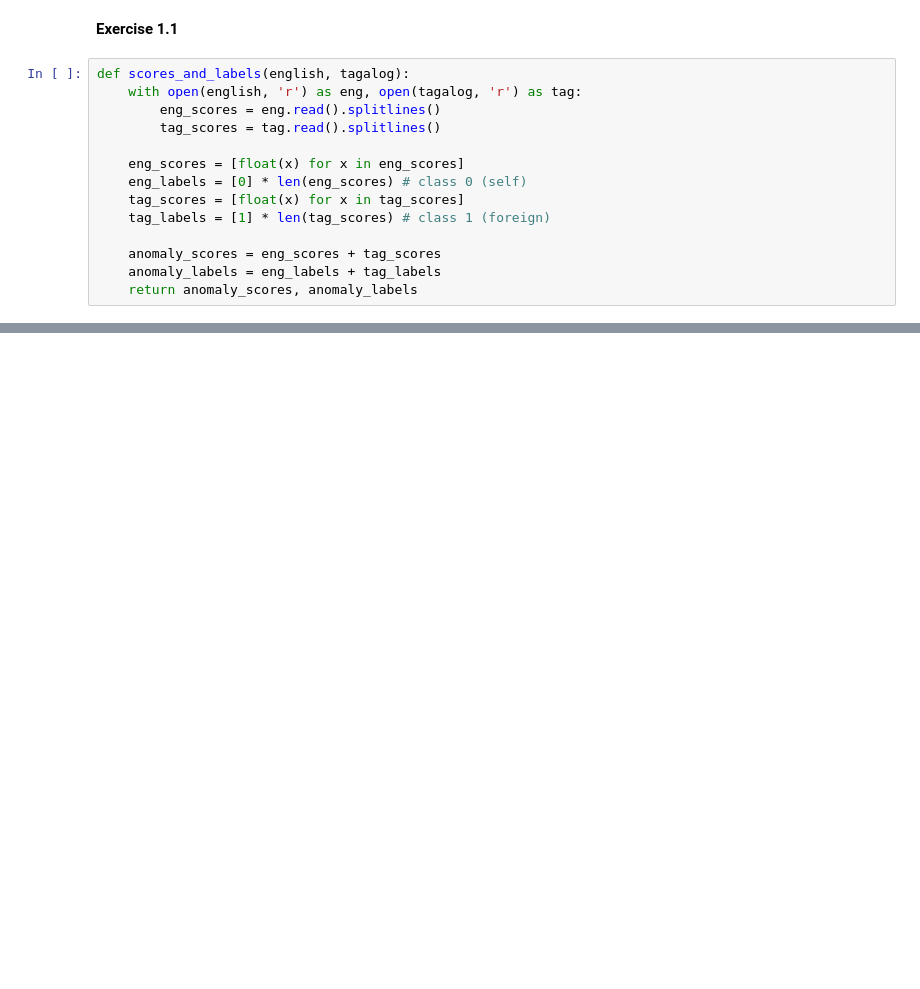
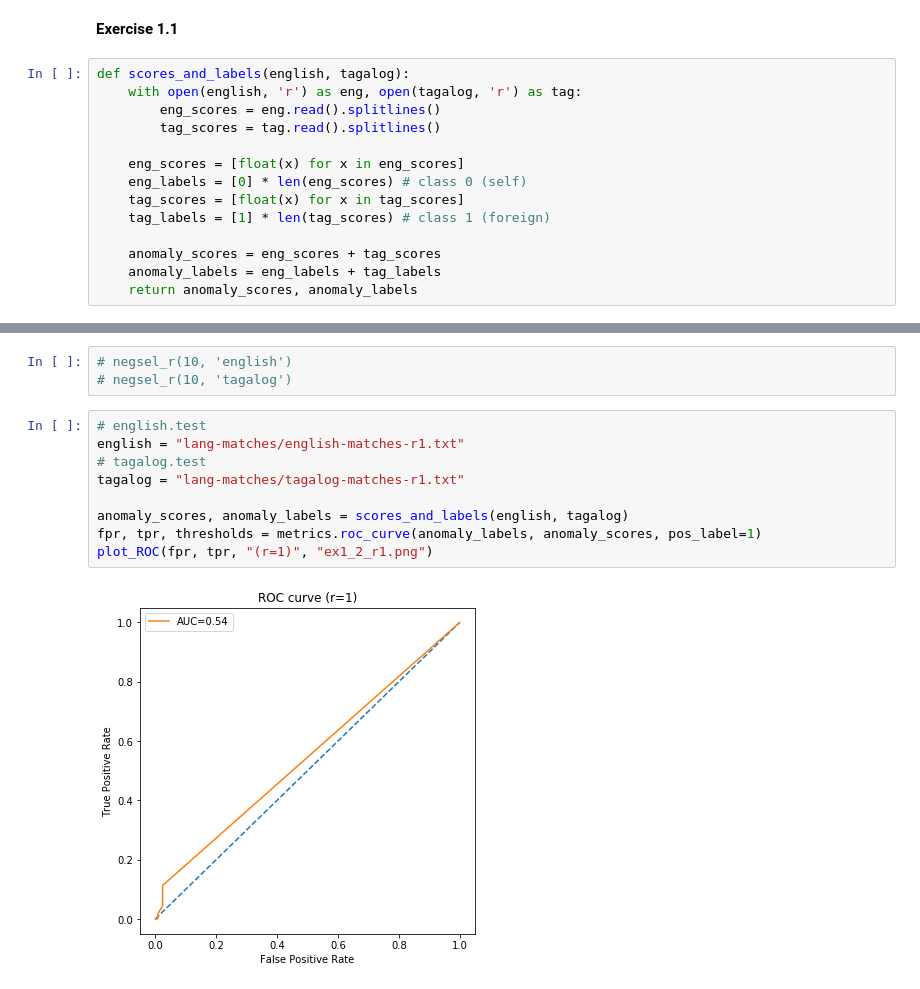
Before and after one commit to rusane/natural-computing, a Jupyter notebook: Immuno Computing/Exercise 1.ipynb, the cells around one changed output, grey strips where cells are left out. Saved outputs shown, nothing was run; the diff lists cells and outputs as text; blank space fills up the shorter version.

```diff
--- a/Immuno Computing/Exercise 1.ipynb
+++ b/Immuno Computing/Exercise 1.ipynb
@@ -45,0 +59,14 @@ plot_ROC(fpr, tpr, "ex1_1.png")
+# %%
+# negsel_r(10, 'english')
+# negsel_r(10, 'tagalog')
+# %%
+# english.test
+english = "lang-matches/english-matches-r1.txt"
+# tagalog.test
+tagalog = "lang-matches/tagalog-matches-r1.txt"
+
+anomaly_scores, anomaly_labels = scores_and_labels(english, tagalog)
+fpr, tpr, thresholds = metrics.roc_curve(anomaly_labels, anomaly_scores, pos_label=1)
+plot_ROC(fpr, tpr, "(r=1)", "ex1_2_r1.png")
+# %% [output]
+[figure, added]
```
Also changed, not shown: parts of 7 cells of this notebook, 24 other files.
